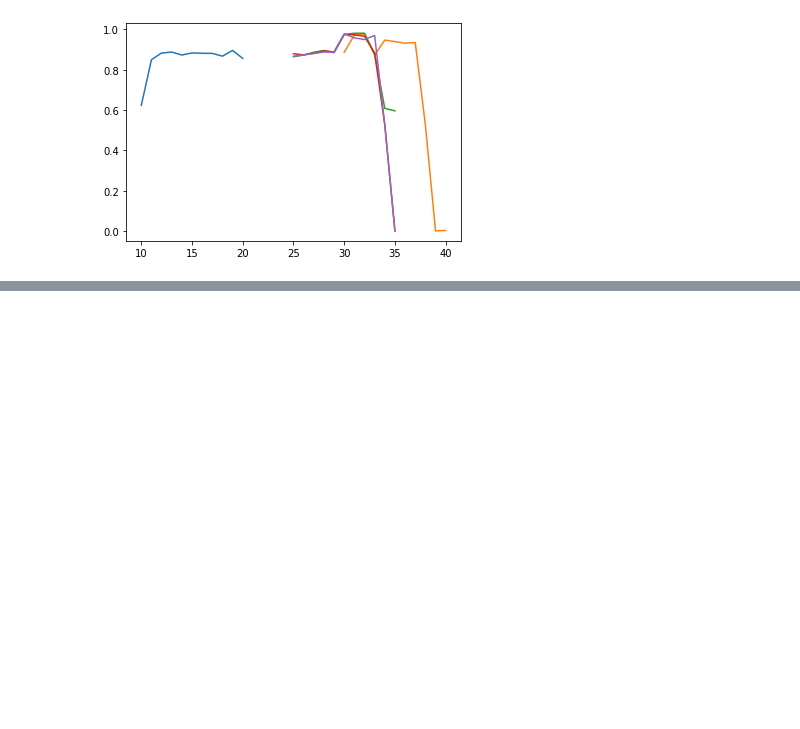
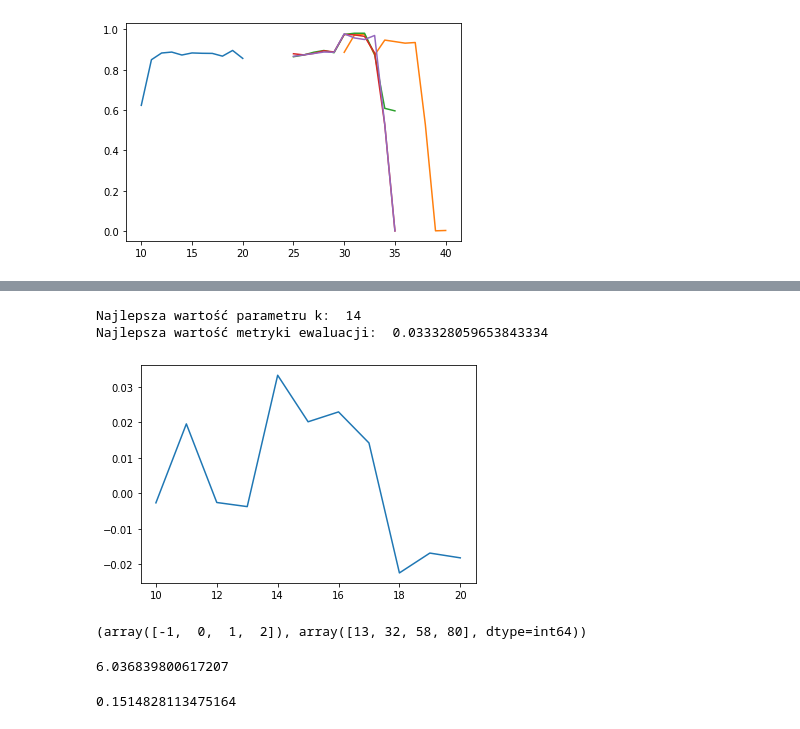
Before and after one commit to JakubSzczepanowski/NBC, a Jupyter notebook: main.ipynb, the cells around one changed output, grey strips where cells are left out. Saved outputs shown, nothing was run; the diff lists cells and outputs as text; code cells hidden in the pictures; blank space fills up the shorter version.

```diff
--- a/main.ipynb
+++ b/main.ipynb
@@ -142,0 +362,8 @@ Najlepsza wartość metryki ewaluacji:  0.9780193819026083
+# %%
+best_k, score = testing.find_best_predictions(X, y, nbc)
+print('Najlepsza wartość parametru k: ', best_k)
+print('Najlepsza wartość metryki ewaluacji: ', score)
+# %% [output]
+Najlepsza wartość parametru k:  14
+Najlepsza wartość metryki ewaluacji:  0.033328059653843334
+[figure, added]
@@ -142,0 +372,12 @@ Najlepsza wartość metryki ewaluacji:  0.9780193819026083
+# %%
+np.unique(y_pred, return_counts=True)
+# %% [output]
+(array([-1,  0,  1,  2]), array([13, 32, 58, 80], dtype=int64))
+# %%
+davies_bouldin_score(X, y_pred)
+# %% [output]
+6.036839800617207
+# %%
+silhouette_score(X, y_pred)
+# %% [output]
+0.1514828113475164
```
Also changed, not shown: parts of 44 cells of this notebook, 3 other files.
